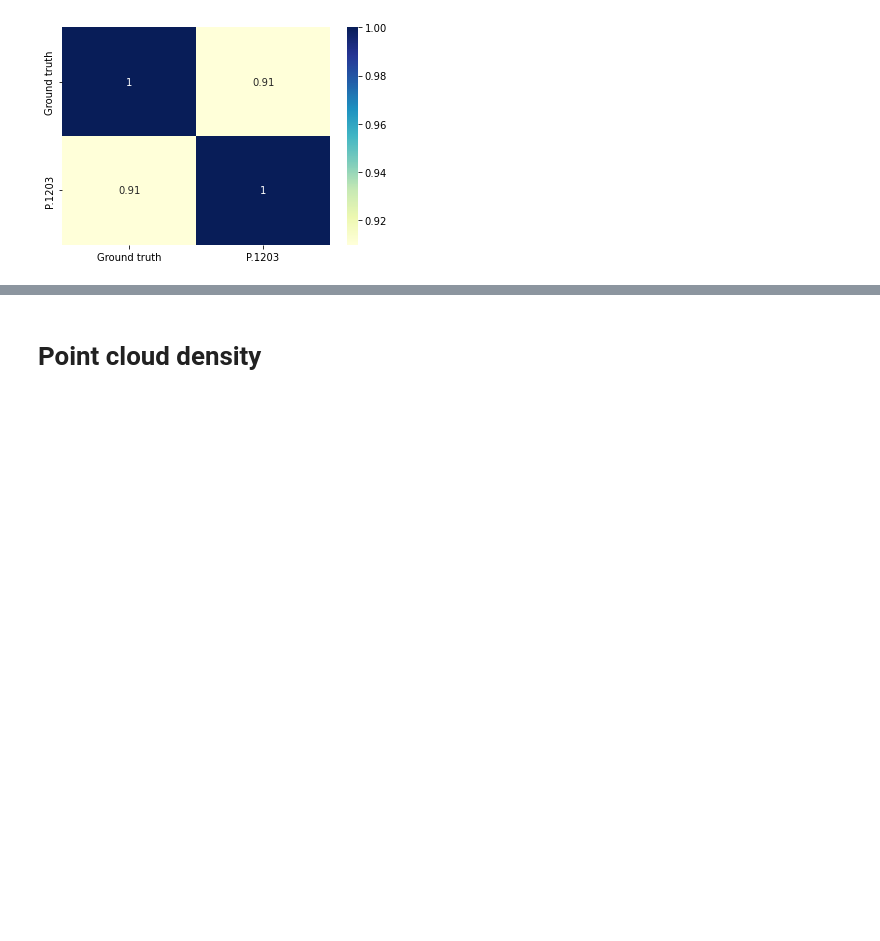
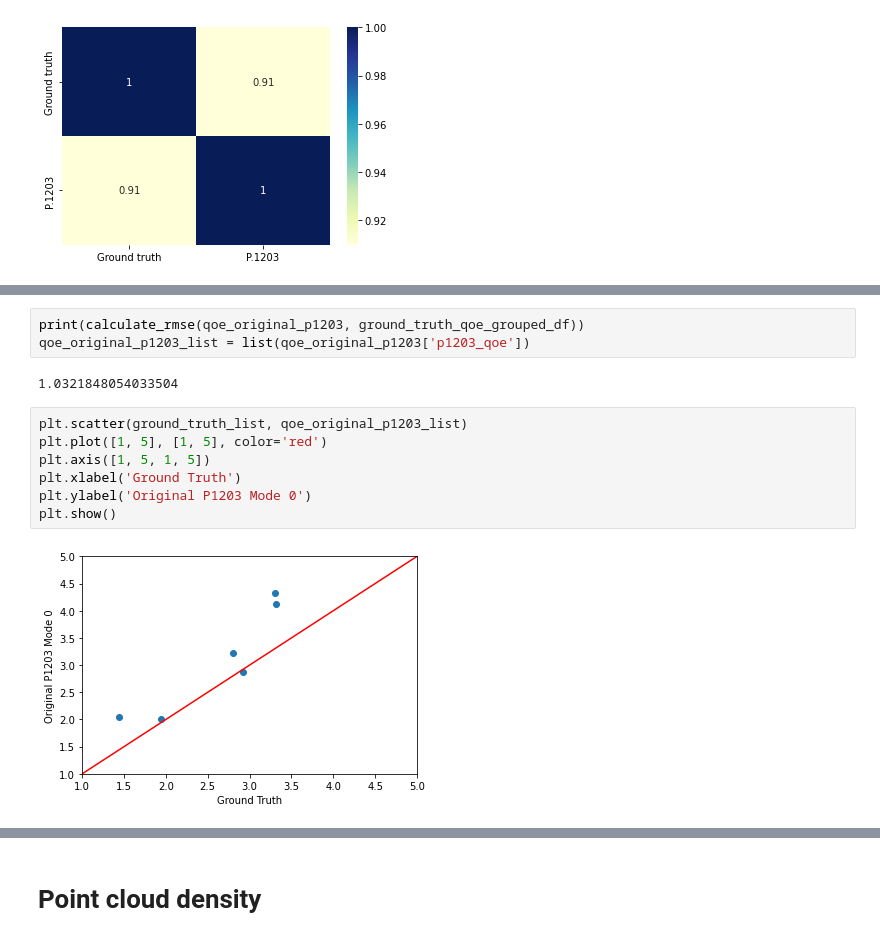
Before and after one commit to minhkstn/PointCloudQoEModels, a Jupyter notebook: point_cloud_qoe_models.ipynb, the cells around one changed output, grey strips where cells are left out. Drawn from its saved outputs; the diff is of its cells as text; blank space fills up the shorter version.

```diff
--- a/point_cloud_qoe_models.ipynb
+++ b/point_cloud_qoe_models.ipynb
@@ -1942,0 +2071,14 @@ plt.show()
+# %%
+print(calculate_rmse(qoe_original_p1203, ground_truth_qoe_grouped_df))
+qoe_original_p1203_list = list(qoe_original_p1203['p1203_qoe'])
+# %% [output]
+1.0321848054033504
+# %%
+plt.scatter(ground_truth_list, qoe_original_p1203_list)
+plt.plot([1, 5], [1, 5], color='red')
+plt.axis([1, 5, 1, 5])
+plt.xlabel('Ground Truth')
+plt.ylabel('Original P1203 Mode 0')
+plt.show()
+# %% [output]
+[figure, added]
```
Also changed, not shown: parts of 13 cells of this notebook, 4 other files.
